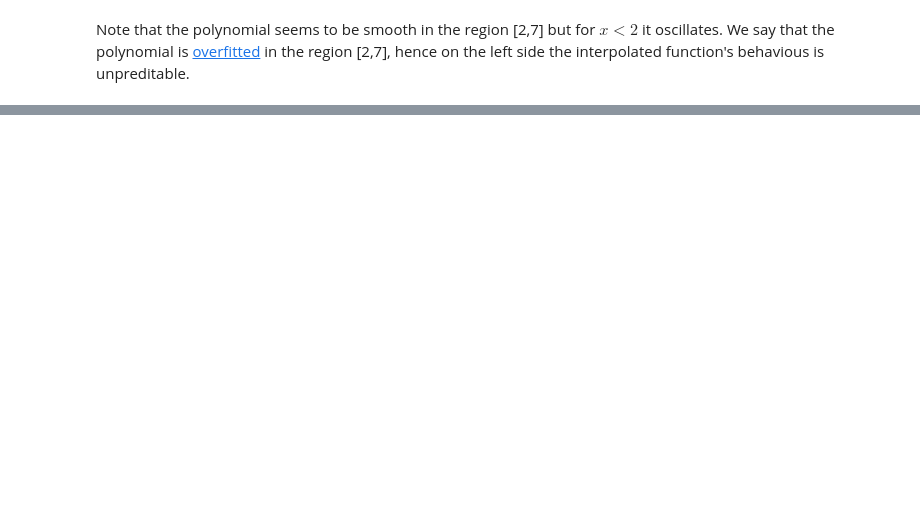
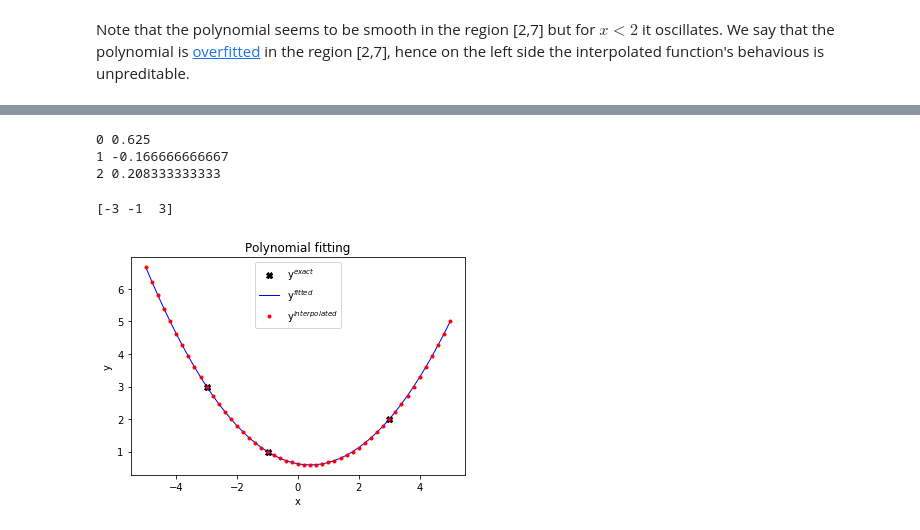
Before and after one commit to raghurama123/NumericalMethodsOld, a Jupyter notebook: nm2021_06_LagrangeInterpolation.ipynb, the cells around one changed output, grey strips where cells are left out. Cells and saved outputs as stored; diff of their text form; code cells hidden in the pictures; blank space fills up the shorter version.

```diff
--- a/nm2021_06_LagrangeInterpolation.ipynb
+++ b/nm2021_06_LagrangeInterpolation.ipynb
@@ -110,0 +116,3 @@ Note that the polynomial seems to be smooth in the region [2,7] but for $x<2$ it
+# %%
+x_data=np.array([-3,-1,3])
+y_data=np.array([3,1,2])
@@ -110,0 +153,43 @@ Note that the polynomial seems to be smooth in the region [2,7] but for $x<2$ it
+# %%
+D=2
+a=polyfit(x_data,y_data,D)
+for i in range(D+1):
+    print(i,a[i])
+# %% [output]
+0 0.625
+1 -0.166666666667
+2 0.208333333333
+# %%
+import numpy as np
+import matplotlib.pyplot as plt
+
+plt.plot(x_data,y_data,'X',color='k',linewidth=1,label='y$^{exact}$')
+
+x_min=-5.0
+x_max=5.0
+N_grids=51
+xgrids=np.linspace(x_min, x_max, N_grids)
+ygridsfit=polyval(a,xgrids)
+
+ygridsinter=np.zeros(N_grids)
+
+print(x_data)
+for i_grids in range(N_grids):
+    ygridsinter[i_grids]=Lagrange_poly(x_data,y_data,xgrids[i_grids])
+
+plt.plot(xgrids,ygridsfit,'-',color='b',linewidth=1,label='y$^{fitted}$')
+plt.plot(xgrids,ygridsinter,'.',color='r',linewidth=1,label='y$^{interpolated}$')
+
+plt.legend()
+
+plt.xlabel("x")
+plt.ylabel("y")
+plt.title('Polynomial fitting')
+
+#plt.savefig('test.png')
+
+#=== display
+plt.show()
+# %% [output]
+[-3 -1  3]
+[figure, added]
```
Also changed, not shown: parts of 7 cells of this notebook.
